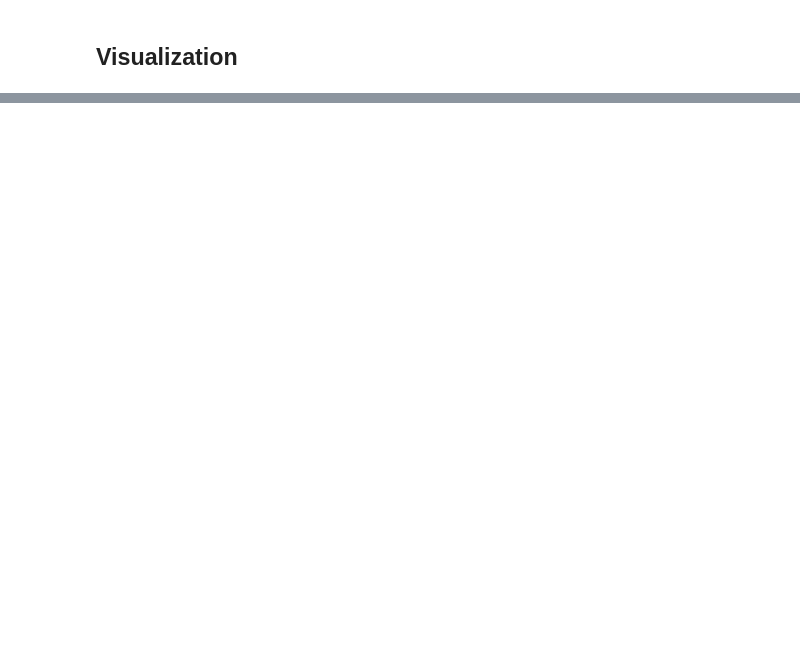
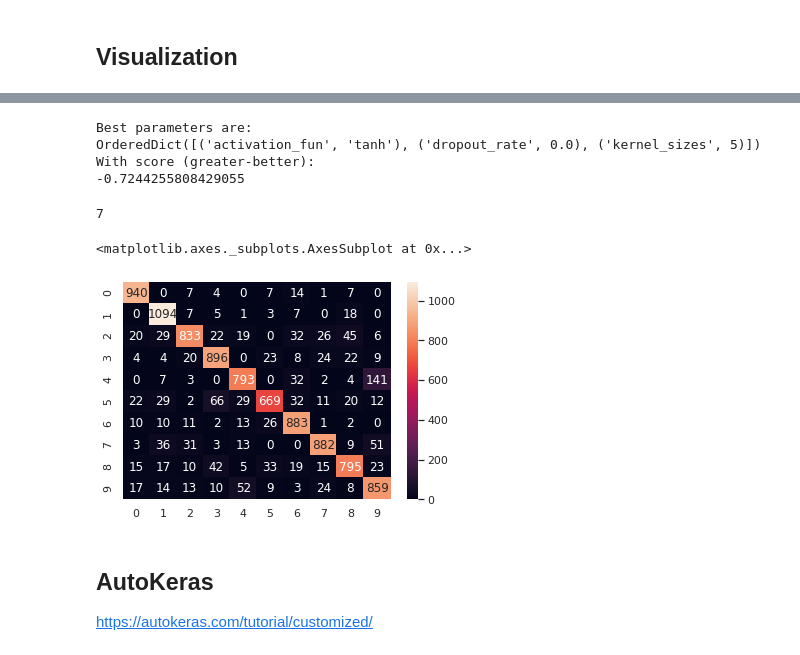
Before and after one commit to marcellmolnar/DeepLearningHomework, a Jupyter notebook: Homework.ipynb, the cells around one changed output, grey strips where cells are left out. Drawn from its saved outputs; the diff is of its cells as text; code cells hidden in the pictures; blank space fills up the shorter version.

```diff
--- a/Homework.ipynb
+++ b/Homework.ipynb
@@ -126,0 +404,11 @@ plt.show()
+# %%
+from skopt import BayesSearchCV
+bayesSearch_model = BayesSearchCV(
+                        keras_estimator,
+                        search_spaces = keras_param_options,
+                        scoring = 'neg_log_loss',
+                        cv = 3,  # Cross-val num of folds
+                        n_jobs = 1,
+                        verbose = 1)
+# %%
+bayesSearch_model.fit(X_train, y_train) # ~ 10 mins (on Tesla T4 GPU)
@@ -126,0 +448,28 @@ plt.show()
+# %%
+print("Best parameters are:")
+print(bayesSearch_model.best_params_)
+print("With score (greater-better):")
+print(bayesSearch_model.best_score_)
+# %% [output]
+Best parameters are:
+OrderedDict([('activation_fun', 'tanh'), ('dropout_rate', 0.0), ('kernel_sizes', 5)])
+With score (greater-better):
+-0.7244255808429055
+# %%
+preds = bayesSearch_model.predict(X_test)
+preds[0]
+# %% [output]
+7
+# %%
+from sklearn.metrics import confusion_matrix
+conf=confusion_matrix(np.argmax(y_test,axis=1), preds)
+
+import seaborn as sns; sns.set()
+sns.heatmap(conf, annot=True, fmt='d')
+# %% [output]
+<matplotlib.axes._subplots.AxesSubplot at 0x...>
+[figure, added]
+# %% [markdown]
+## AutoKeras
+
+https://autokeras.com/tutorial/customized/
```
Also changed, not shown: parts of 35 cells of this notebook.
